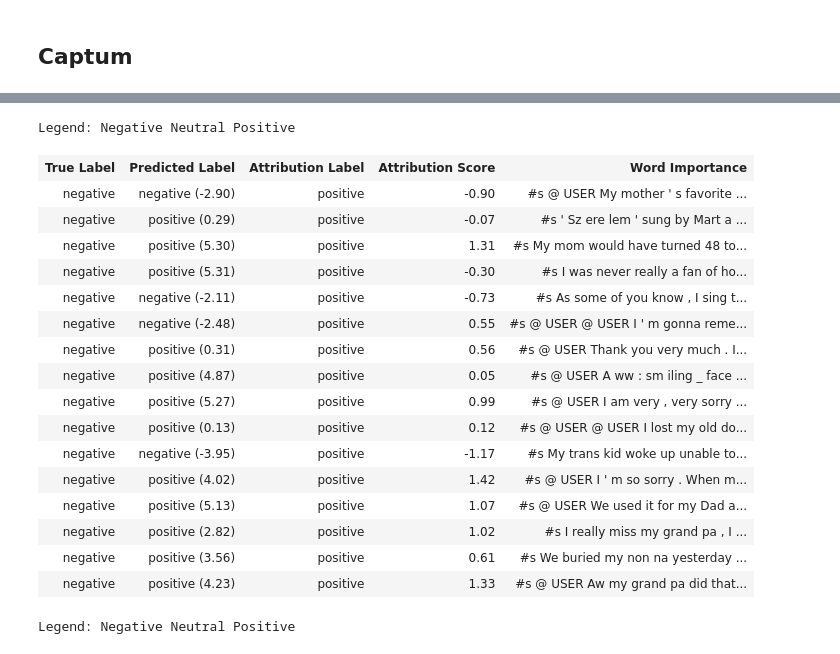
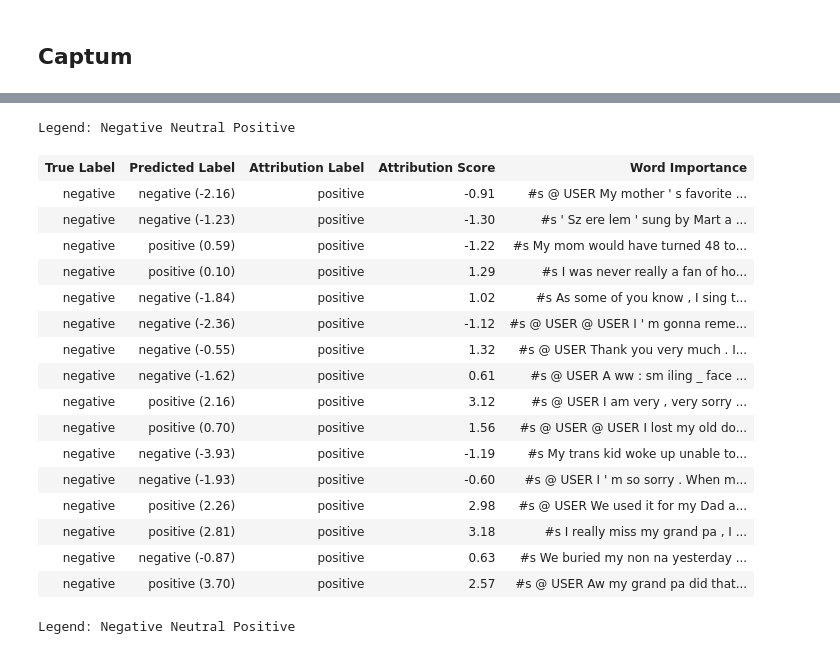
Before and after one commit to alexlu07/Alzheimers, a Jupyter notebook: BERTweet.ipynb, the cells around one changed output, grey strips where cells are left out. Drawn from its saved outputs; the diff is of its cells as text; code cells hidden in the pictures.

Commit message:
fix attention masks, add textattack and scheduler

```diff
--- a/BERTweet.ipynb
+++ b/BERTweet.ipynb
@@ -321,5 +333,5 @@ NameError: name 'stop' is not defined
 # %% [markdown]
 ## Test Generalization
 # %%
-model = get_model().from_pretrained("results/model_39/").to(device)
+model = get_model().from_pretrained("results/model_28/").to(device)
 # %% [output]
@@ -405,32 +370,43 @@ tokenizer.model_max_length = 512
 PAD_IND = tokenizer.encode("<pad>")[1]
 token_reference = TokenReferenceBase(reference_token_idx=PAD_IND)
 # %%
-lig = LayerIntegratedGradients(lambda x: model(x).logits, model.roberta.embeddings)
+lig = LayerIntegratedGradients(lambda x, attention_mask=None: model(x, attention_mask=attention_mask).logits, model.roberta.embeddings)
 # %%
 # accumalate couple samples in this array for visualization purposes
 
-def interpret_sentences(model, sentences, labels, tokenize=[]):
+def interpret_sentences(model, sentences, masks, labels, tokenize=[]):
     log_memory()
     classes = ["negative", "positive"]
 
     for i in tokenize:
-        sentences[i] = tokenizer(normalizeTweet(sentences[i]), padding="max_length", truncation=True, return_tensors='pt')["input_ids"]
+        tokenized = tokenizer(normalizeTweet(sentences[i]), padding="max_length", truncation=True, return_tensors='pt')
+        sentences[i] = tokenized['input_ids']
+        masks[i] = tokenized['attention_mask']
 
     if isinstance(sentences, list):
         sentences = torch.stack(sentences)
+        masks = torch.stack(masks)
+
     sentences = sentences.to(device)
+    masks = masks.to(device)
 
     text = [[tokenizer.decode(word) for word in sentence if tokenizer.decode(word) != "<pad>"] for sentence in sentences.cpu()]
 
     model.zero_grad()
-    pred = model(sentences).logits.detach().cpu()
+    pred = model(sentences, attention_mask=masks).logits.detach().cpu()
     pred_ind = pred.argmax(dim=-1)
 
     reference_indices = token_reference.generate_reference(tokenizer.model_max_length, device=device).unsqueeze(0)
 
     # compute attributions and approximation delta using layer integrated gradients
-    attributions, delta = lig.attribute(sentences, reference_indices, target=1, \
-                                           n_steps=500, return_convergence_delta=True, internal_batch_size=24)
+    attributions, delta = lig.attribute(sentences,
+                                        reference_indices,
+                                        target=1,
+                                        additional_forward_args=(masks),
+                                        n_steps=500,
+                                        return_convergence_delta=True,
+                                        internal_batch_size=24
+    )
 
     vis_data_records = []
     for i in range(len(sentences)):
@@ -460,9 +436,11 @@ neg_indices = test.labels == 0
 pos_indices = test.labels == 1
 
 neg_tweets = test.tweets[neg_indices]
+neg_amasks = test.amasks[neg_indices]
 neg_labels = test.labels[neg_indices]
 
 pos_tweets = test.tweets[pos_indices]
+pos_amasks = test.amasks[pos_indices]
 pos_labels = test.labels[pos_indices]
 # %%
 i = 0
@@ -512,9 +491,10 @@ Legend: Negative Neutral Positive
 i = 0
 
 sentences = neg_tweets[i*16:min((i+1)*16, len(neg_tweets))]
+masks = neg_amasks[i*16:min((i+1)*16, len(neg_tweets))]
 labels = neg_labels[i*16:min((i+1)*16, len(neg_tweets))]
 
-neg_data_records = interpret_sentences(model, sentences, labels)
+neg_data_records = interpret_sentences(model, sentences, masks, labels)
 visualization.visualize_text(neg_data_records)
 # %% [output]
 1.438496768
@@ -537,20 +517,20 @@ pred: positive (4.23), delta: 10.4886888646407
 Legend: Negative Neutral Positive
 | True Label | Predicted Label | Attribution Label | Attribution Score | Word Importance |
-| negative | negative (-2.90) | positive | -0.90 | #s @ USER My mother ' s favorite ... |
-| negative | positive (0.29) | positive | -0.07 | #s ' Sz ere lem ' sung by Mart a ... |
-| negative | positive (5.30) | positive | 1.31 | #s My mom would have turned 48 to... |
-| negative | positive (5.31) | positive | -0.30 | #s I was never really a fan of ho... |
-| negative | negative (-2.11) | positive | -0.73 | #s As some of you know , I sing t... |
-| negative | negative (-2.48) | positive | 0.55 | #s @ USER @ USER I ' m gonna reme... |
-| negative | positive (0.31) | positive | 0.56 | #s @ USER Thank you very much . I... |
-| negative | positive (4.87) | positive | 0.05 | #s @ USER A ww : sm iling _ face ... |
-| negative | positive (5.27) | positive | 0.99 | #s @ USER I am very , very sorry ... |
-| negative | positive (0.13) | positive | 0.12 | #s @ USER @ USER I lost my old do... |
-| negative | negative (-3.95) | positive | -1.17 | #s My trans kid woke up unable to... |
-| negative | positive (4.02) | positive | 1.42 | #s @ USER I ' m so sorry . When m... |
-| negative | positive (5.13) | positive | 1.07 | #s @ USER We used it for my Dad a... |
-| negative | positive (2.82) | positive | 1.02 | #s I really miss my grand pa , I ... |
-| negative | positive (3.56) | positive | 0.61 | #s We buried my non na yesterday ... |
-| negative | positive (4.23) | positive | 1.33 | #s @ USER Aw my grand pa did that... |
+| negative | negative (-2.16) | positive | -0.91 | #s @ USER My mother ' s favorite ... |
+| negative | negative (-1.23) | positive | -1.30 | #s ' Sz ere lem ' sung by Mart a ... |
+| negative | positive (0.59) | positive | -1.22 | #s My mom would have turned 48 to... |
+| negative | positive (0.10) | positive | 1.29 | #s I was never really a fan of ho... |
+| negative | negative (-1.84) | positive | 1.02 | #s As some of you know , I sing t... |
+| negative | negative (-2.36) | positive | -1.12 | #s @ USER @ USER I ' m gonna reme... |
+| negative | negative (-0.55) | positive | 1.32 | #s @ USER Thank you very much . I... |
+| negative | negative (-1.62) | positive | 0.61 | #s @ USER A ww : sm iling _ face ... |
+| negative | positive (2.16) | positive | 3.12 | #s @ USER I am very , very sorry ... |
+| negative | positive (0.70) | positive | 1.56 | #s @ USER @ USER I lost my old do... |
+| negative | negative (-3.93) | positive | -1.19 | #s My trans kid woke up unable to... |
+| negative | negative (-1.93) | positive | -0.60 | #s @ USER I ' m so sorry . When m... |
+| negative | positive (2.26) | positive | 2.98 | #s @ USER We used it for my Dad a... |
+| negative | positive (2.81) | positive | 3.18 | #s I really miss my grand pa , I ... |
+| negative | negative (-0.87) | positive | 0.63 | #s We buried my non na yesterday ... |
+| negative | positive (3.70) | positive | 2.57 | #s @ USER Aw my grand pa did that... |
 Legend: Negative Neutral Positive
 | True Label | Predicted Label | Attribution Label | Attribution Score | Word Importance |
```
Also changed, not shown: parts of 19 cells of this notebook, 1 other file.
